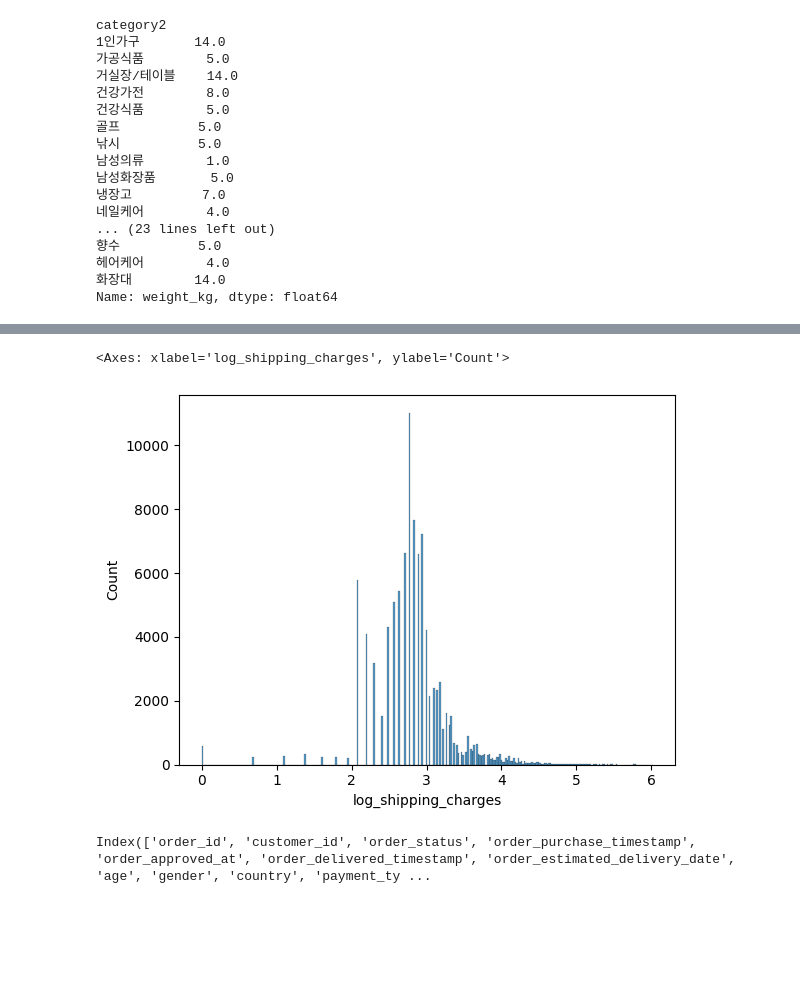
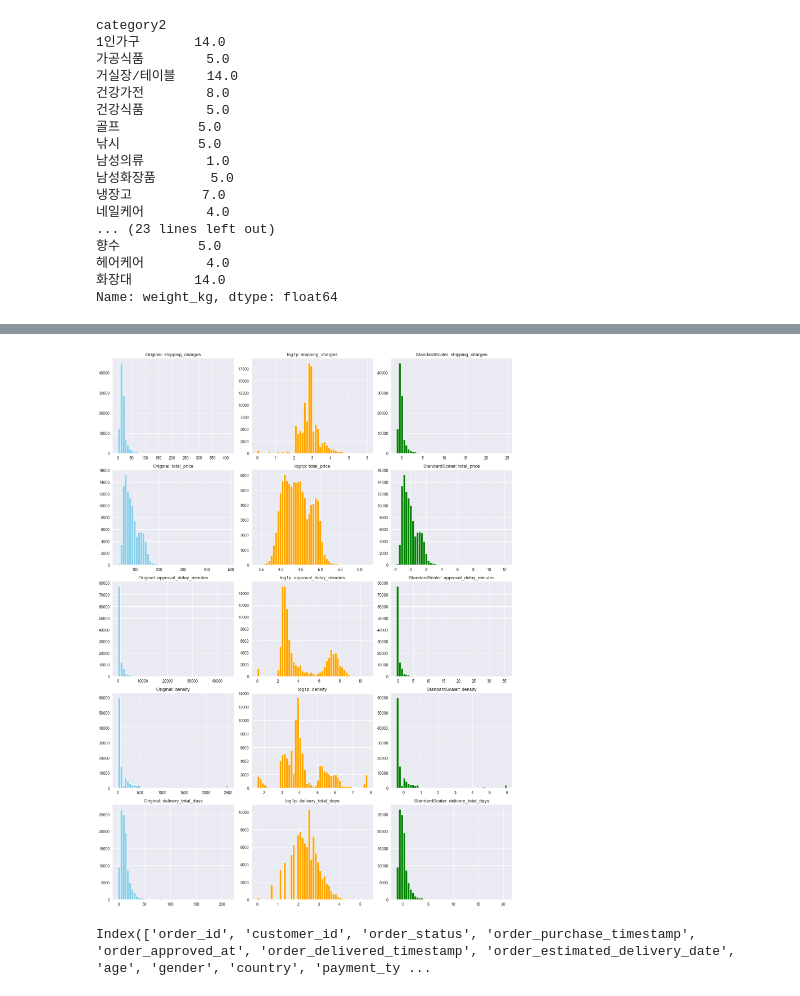
Before and after one commit to sasangkyoo/Marketing_proj, a Jupyter notebook: EDA_12_market.ipynb, the cells around one changed output, grey strips where cells are left out. Saved outputs shown, nothing was run; the diff lists cells and outputs as text; code cells hidden in the pictures; blank space fills up the shorter version.

```diff
--- a/EDA_12_market.ipynb
+++ b/EDA_12_market.ipynb
@@ -344,12 +295,5 @@ sns.scatterplot(data=marketing_delivered, x='weight_kg', y='shipping_charges')
-# %%
-# 이상치가 너무 커서 로그변환해서 히스트플랏 보기 - 선미
-import numpy as np
-marketing_delivered['log_shipping_charges'] = np.log1p(marketing_delivered['shipping_charges'])
-sns.histplot(data=marketing_delivered, x='log_shipping_charges')
-# %% [output]
-<Axes: xlabel='log_shipping_charges', ylabel='Count'>
-[figure, removed]
 # %%
-# 컬럼만들기 -선미
-marketing_delivered['총지출비용'] = marketing_delivered['price'] + marketing_delivered['shipping_charges']
-marketing_delivered['밀도'] = marketing_delivered['weight_kg'] / marketing_delivered['volume_cm3']
+# 파생 변수 컬럼 만들기
+marketing_delivered['total_price'] = marketing_delivered['price'] + marketing_delivered['shipping_charges']
+marketing_delivered['density'] = marketing_delivered['weight_kg'] / (marketing_delivered['volume_cm3'] / 1000000)
+marketing_delivered['delivery_total_days'] = (marketing_delivered['order_delivered_timestamp'] - marketing_delivered['order_purchase_timestamp']).dt.days
@@ -355,0 +320,34 @@ marketing_delivered['밀도'] = marketing_delivered['weight_kg'] / marketing_del
+# %%
+for col in logs_cols:
+    marketing_delivered['log_' + col] = marketing_delivered[col].apply(
+        lambda x: np.log1p(x) if x > -1 else np.nan  # 또는 0이나 다른 값으로 대체
+)
+
+scaler = StandardScaler()
+for col in std_cols:
+    marketing_delivered['std_'+col] = scaler.fit_transform(marketing_delivered[[col]])
+# %%
+# 차트로 시각화 (로그 전/후, 표준화 전/후 비교)
+# 표준화는 거리 기반 계산을 위한 스케일 통일 목적
+fig, axes = plt.subplots(len(logs_cols), 3, figsize=(15, 4 * len(logs_cols)))
+
+for i, col in enumerate(logs_cols):
+    # 원본
+    axes[i, 0].hist(marketing_delivered[col].dropna(), bins=50, color='skyblue')
+    axes[i, 0].set_title(f"Original: {col}")
+
+    # 로그 변환
+    axes[i, 1].hist(marketing_delivered['log_' + col].dropna(), bins=50, color='orange')
+    axes[i, 1].set_title(f"log1p: {col}")
+
+    # 표준화
+    if col in std_cols:
+        axes[i, 2].hist(marketing_delivered['std_' + col].dropna(), bins=50, color='green')
+        axes[i, 2].set_title(f"StandardScaler: {col}")
+    else:
+        axes[i, 2].axis('off')
+
+plt.tight_layout()
+plt.show()
+# %% [output]
+[figure, added]
```
Also changed, not shown: parts of 10 cells of this notebook.
